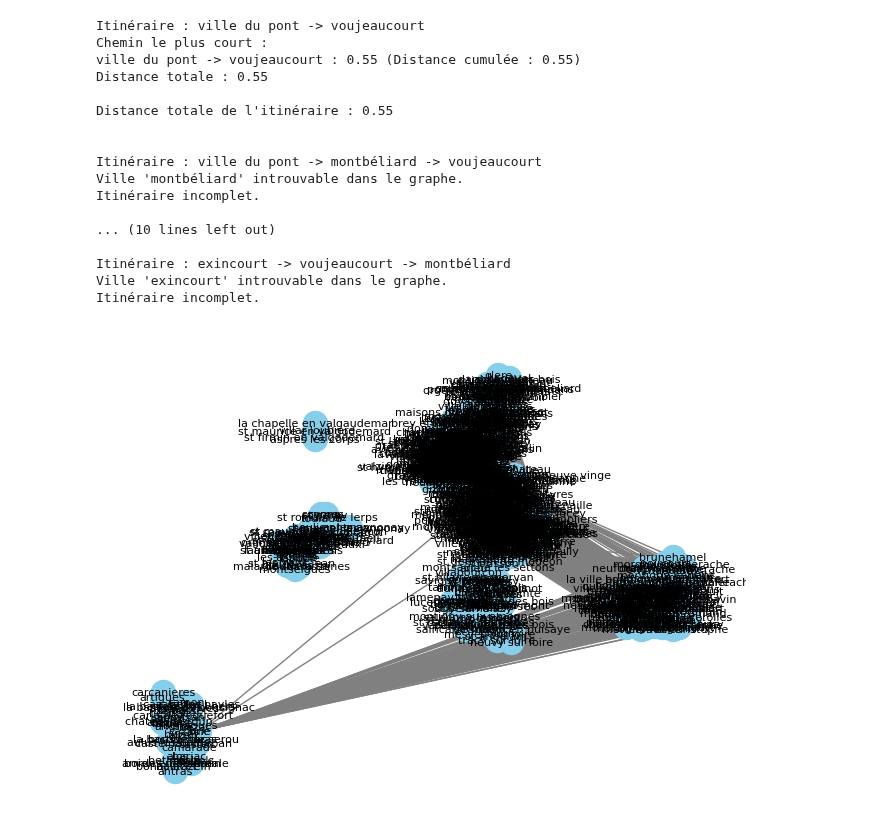
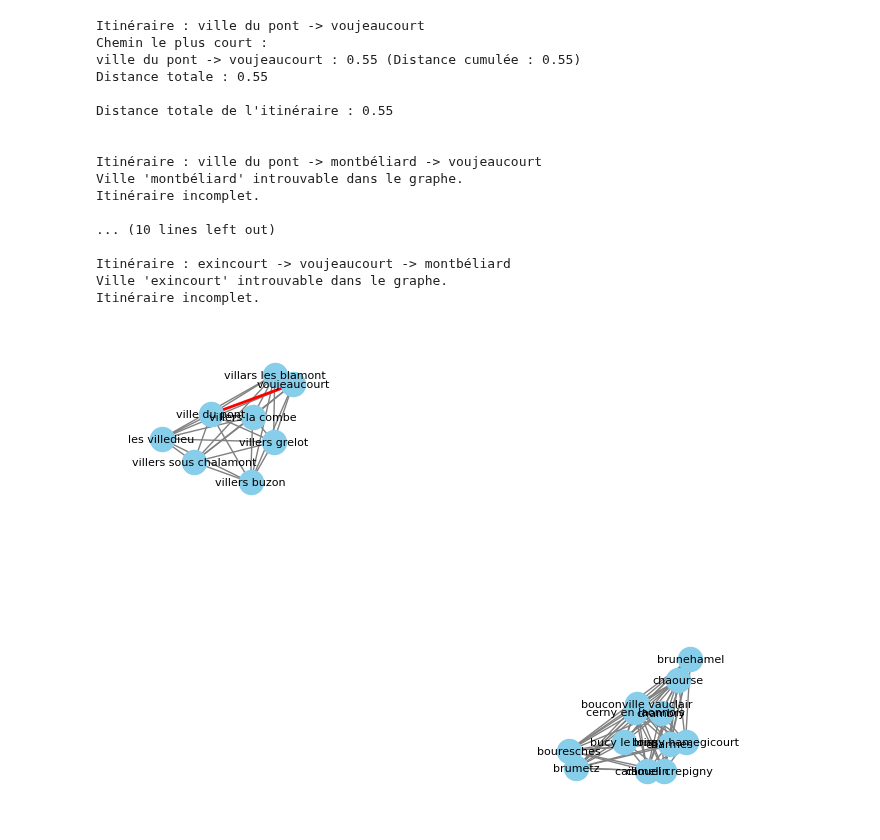
Before and after one commit to JeanBaptiste02/Travel-Order-Resolver, a Jupyter notebook: src/path_algorithm/algorithms/dijkstra_algorithm.ipynb, the cells around one changed output. Saved outputs shown, nothing was run; the diff lists cells and outputs as text; code cells hidden in the pictures.

```diff
--- a/src/path_algorithm/algorithms/dijkstra_algorithm.ipynb
+++ b/src/path_algorithm/algorithms/dijkstra_algorithm.ipynb
@@ -8,7 +8,7 @@ city_data_file = '../dataset/cities.csv'
 def create_graph(city_data_file):
     """Crée un graphe à partir des 100 premières lignes du fichier de données des villes."""
     graph = nx.Graph()
-    df = pd.read_csv(city_data_file, nrows=1000)
+    df = pd.read_csv(city_data_file, nrows=20)
 
     # Ajouter des noeuds pour chaque ville
     for _, row in df.iterrows():
@@ -112,31 +112,31 @@ for itinerary in itineraries:
         else:
             print(f"Aucun chemin trouvé entre {start_city} et {target_city}.")
             break  # Arrêter l'itinéraire si une étape n'a pas de chemin valide
 
     # Affichage de la distance totale de l'itinéraire complet
     if cumulative_path:
         print(f"Distance totale de l'itinéraire : {total_distance:.2f}\n")
     else:
         print("Itinéraire incomplet.\n")
 
 # Dessin du graphe avec les chemins
 draw_graph(graph, paths_to_draw)
 # %% [output]
 Itinéraire : ville du pont -> voujeaucourt
 Chemin le plus court :
 ville du pont -> voujeaucourt : 0.55 (Distance cumulée : 0.55)
 Distance totale : 0.55
 
 Distance totale de l'itinéraire : 0.55
 
 
 Itinéraire : ville du pont -> montbéliard -> voujeaucourt
 Ville 'montbéliard' introuvable dans le graphe.
 Itinéraire incomplet.
 
 ... (10 lines left out)
 
 Itinéraire : exincourt -> voujeaucourt -> montbéliard
 Ville 'exincourt' introuvable dans le graphe.
 Itinéraire incomplet.
-[figure, old version]
+[figure, new version]
```
